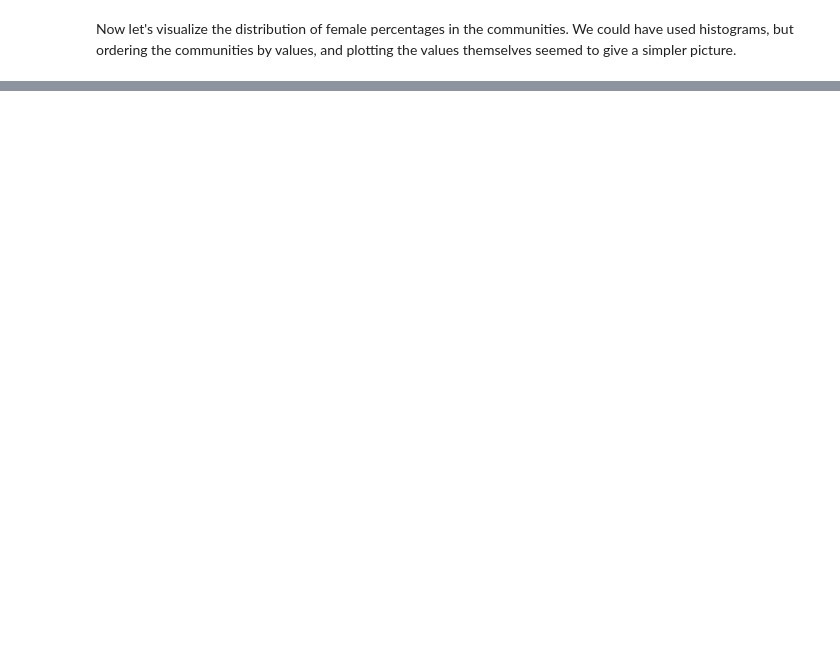
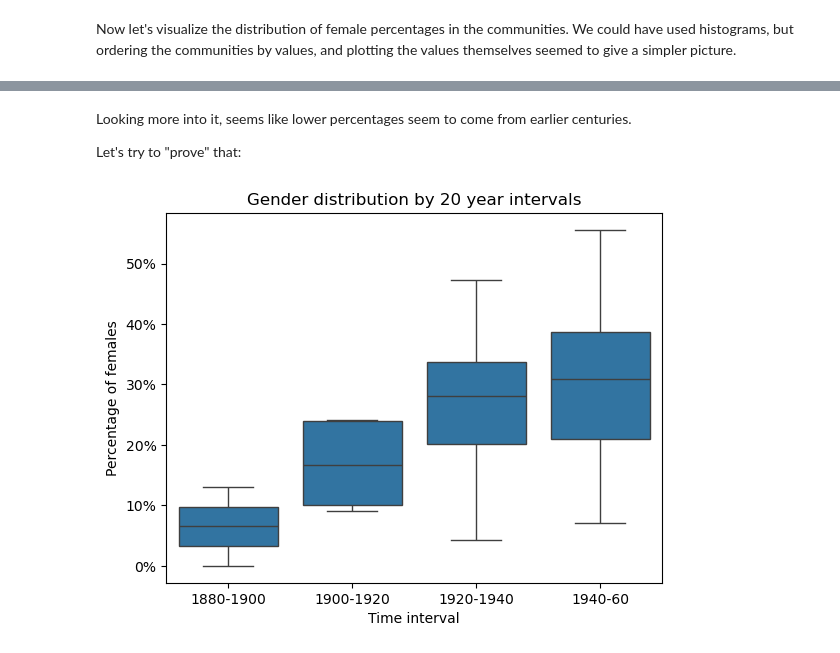
Before and after one commit to me9hanics/e-flux_scraping_coexhibition_networks, a Jupyter notebook: 4_network_building.ipynb, the cells around one changed output, grey strips where cells are left out. Saved outputs shown, nothing was run; the diff lists cells and outputs as text; code cells hidden in the pictures; blank space fills up the shorter version.

```diff
--- a/4_network_building.ipynb
+++ b/4_network_building.ipynb
@@ -460,0 +493,22 @@ plt.text(2, 57, 'Highest % group: Feminist Art');
+# %% [markdown]
+Looking more into it, seems like lower percentages seem to come from earlier centuries.
+
+Let's try to "prove" that:
+# %%
+import seaborn as sns
+import numpy as np
+
+#Simplifying to 5 decades. Skipping the Asian group and two French as they are the only groups in that time period
+block_data['century'] = (block_data['birth_year'] // 20).astype(int)
+plot_data = block_data.sort_values(by='birth_year', ascending=True)[3:]
+
+sns.boxplot(x='century', y='gender', data=plot_data)
+plt.xlabel('Time interval')
+plt.ylabel('Percentage of females')
+plt.title('Gender distribution by 20 year intervals')
+plt.xticks(np.arange(0, 4), ['1880-1900', '1900-1920', '1920-1940', '1940-60'])
+plt.yticks([0,10,20,30, 40, 50], ["0%","10%","20%","30%", "40%","50%"])
+
+plt.show()
+# %% [output]
+[figure, added]
```
Also changed, not shown: parts of 31 cells of this notebook.
